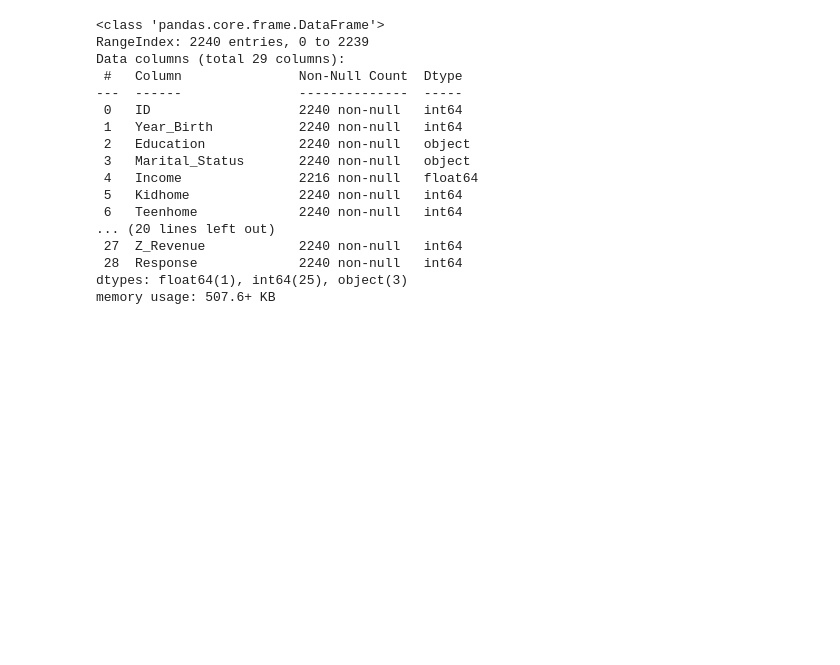
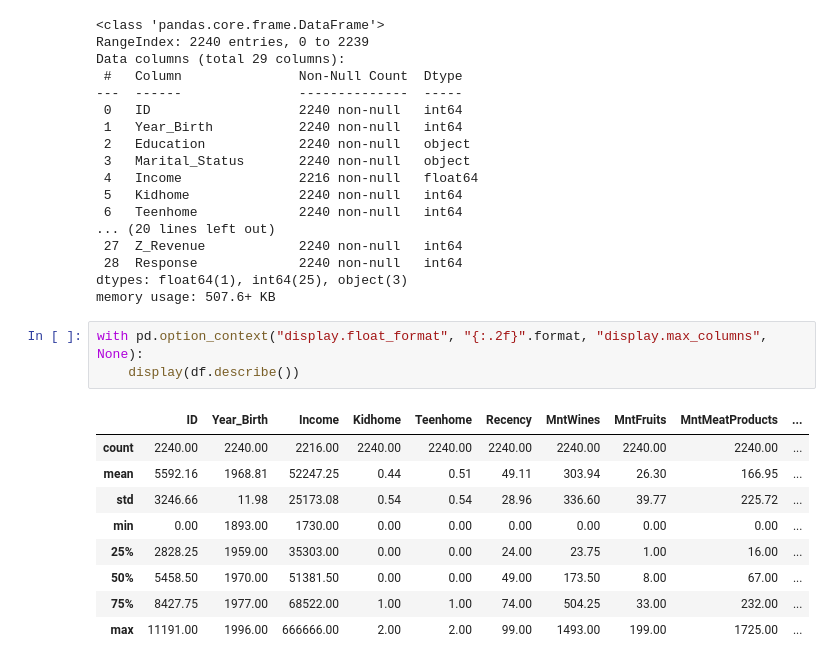
Before and after one commit to Antonio-Manoel/IFood_dataAnalyst, a Jupyter notebook: notebooks/01 - EDA.ipynb, the cells around one changed output. Saved outputs shown, nothing was run; the diff lists cells and outputs as text; blank space fills up the shorter version.

```diff
--- a/notebooks/01 - EDA.ipynb
+++ b/notebooks/01 - EDA.ipynb
@@ -55,3 +58,16 @@ Data columns (total 29 columns):
  28  Response             2240 non-null   int64
 dtypes: float64(1), int64(25), object(3)
 memory usage: 507.6+ KB
+# %%
+with pd.option_context("display.float_format", "{:.2f}".format, "display.max_columns", None):
+    display(df.describe())
+# %% [output]
+|  | ID | Year_Birth | Income | Kidhome | Teenhome | Recency | MntWines | MntFruits | MntMeatProducts | ... |
+| count | 2240.00 | 2240.00 | 2216.00 | 2240.00 | 2240.00 | 2240.00 | 2240.00 | 2240.00 | 2240.00 | ... |
+| mean | 5592.16 | 1968.81 | 52247.25 | 0.44 | 0.51 | 49.11 | 303.94 | 26.30 | 166.95 | ... |
+| std | 3246.66 | 11.98 | 25173.08 | 0.54 | 0.54 | 28.96 | 336.60 | 39.77 | 225.72 | ... |
+| min | 0.00 | 1893.00 | 1730.00 | 0.00 | 0.00 | 0.00 | 0.00 | 0.00 | 0.00 | ... |
+| 25% | 2828.25 | 1959.00 | 35303.00 | 0.00 | 0.00 | 24.00 | 23.75 | 1.00 | 16.00 | ... |
+| 50% | 5458.50 | 1970.00 | 51381.50 | 0.00 | 0.00 | 49.00 | 173.50 | 8.00 | 67.00 | ... |
+| 75% | 8427.75 | 1977.00 | 68522.00 | 1.00 | 1.00 | 74.00 | 504.25 | 33.00 | 232.00 | ... |
+| max | 11191.00 | 1996.00 | 666666.00 | 2.00 | 2.00 | 99.00 | 1493.00 | 199.00 | 1725.00 | ... |
```
Also changed, not shown: parts of 18 cells of this notebook, 2 other files.
